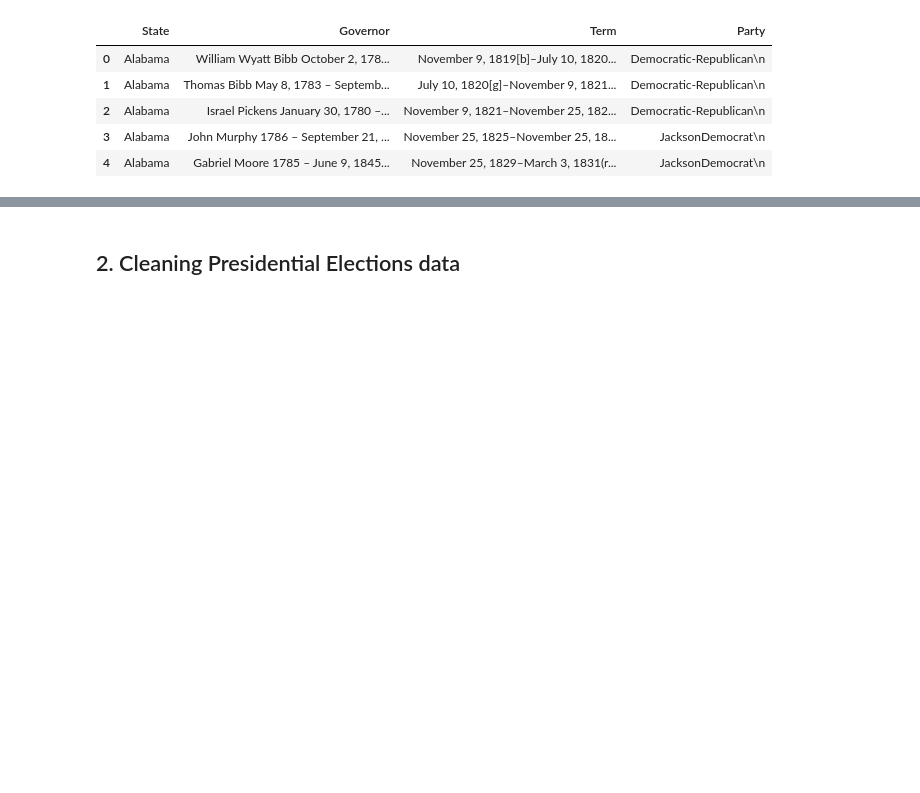
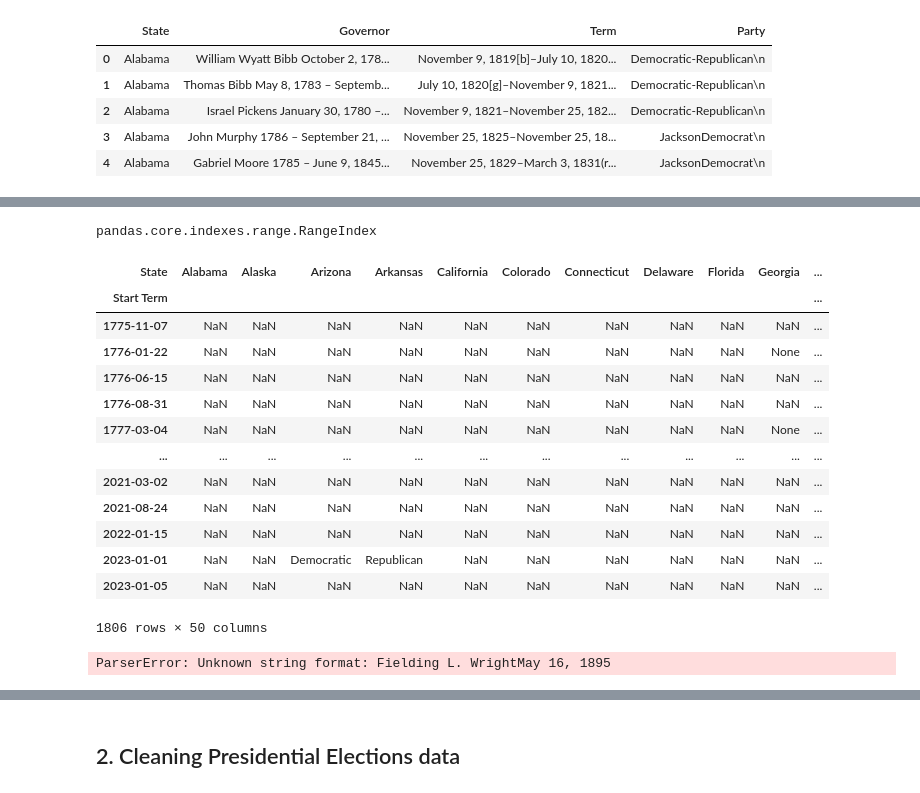
Before and after one commit to mangelesg/USA_elections, a Jupyter notebook: 02_cleaning_data.ipynb, the cells around one changed output, grey strips where cells are left out. Cells and saved outputs as stored; diff of their text form; code cells hidden in the pictures; blank space fills up the shorter version.

```diff
--- a/02_cleaning_data.ipynb
+++ b/02_cleaning_data.ipynb
@@ -94,0 +183,7 @@ dfg.reset_index(drop=True, inplace=True)
+# %%
+dfg.drop(index=[31,833,835,889, 184],inplace=True)
+dfg.reset_index(inplace=True)
+# %%
+dfg['Start Term'] = dfg['Start Term'].astype(str)
+# %%
+dfg['Start Term']=dfg['Start Term'].str.replace(r'(^.*Taking.*$)', '2023-01-01')
@@ -94,0 +195,27 @@ dfg.reset_index(drop=True, inplace=True)
+# %%
+bla = pd.pivot(dfg[['State', 'Party', 'Start Term']], index = 'Start Term', columns ='State', values='Party')
+# %%
+type(dfg.index)
+# %% [output]
+pandas.core.indexes.range.RangeIndex
+# %%
+bla
+# %% [output]
+| State | Alabama | Alaska | Arizona | Arkansas | California | Colorado | Connecticut | Delaware | Florida | Georgia | ... |
+| Start Term |  |  |  |  |  |  |  |  |  |  | ... |
+| 1775-11-07 | NaN | NaN | NaN | NaN | NaN | NaN | NaN | NaN | NaN | NaN | ... |
+| 1776-01-22 | NaN | NaN | NaN | NaN | NaN | NaN | NaN | NaN | NaN | None | ... |
+| 1776-06-15 | NaN | NaN | NaN | NaN | NaN | NaN | NaN | NaN | NaN | NaN | ... |
+| 1776-08-31 | NaN | NaN | NaN | NaN | NaN | NaN | NaN | NaN | NaN | NaN | ... |
+| 1777-03-04 | NaN | NaN | NaN | NaN | NaN | NaN | NaN | NaN | NaN | None | ... |
+| ... | ... | ... | ... | ... | ... | ... | ... | ... | ... | ... | ... |
+| 2021-03-02 | NaN | NaN | NaN | NaN | NaN | NaN | NaN | NaN | NaN | NaN | ... |
+| 2021-08-24 | NaN | NaN | NaN | NaN | NaN | NaN | NaN | NaN | NaN | NaN | ... |
+| 2022-01-15 | NaN | NaN | NaN | NaN | NaN | NaN | NaN | NaN | NaN | NaN | ... |
+| 2023-01-01 | NaN | NaN | Democratic | Republican | NaN | NaN | NaN | NaN | NaN | NaN | ... |
+| 2023-01-05 | NaN | NaN | NaN | NaN | NaN | NaN | NaN | NaN | NaN | NaN | ... |
+1806 rows × 50 columns
+# %%
+pd.to_datetime(bla.index).strftime('%Y-%m-%d')
+# %% [output]
+ParserError: Unknown string format: Fielding L. WrightMay 16, 1895
```
Also changed, not shown: parts of 30 cells of this notebook, 1 other file.
